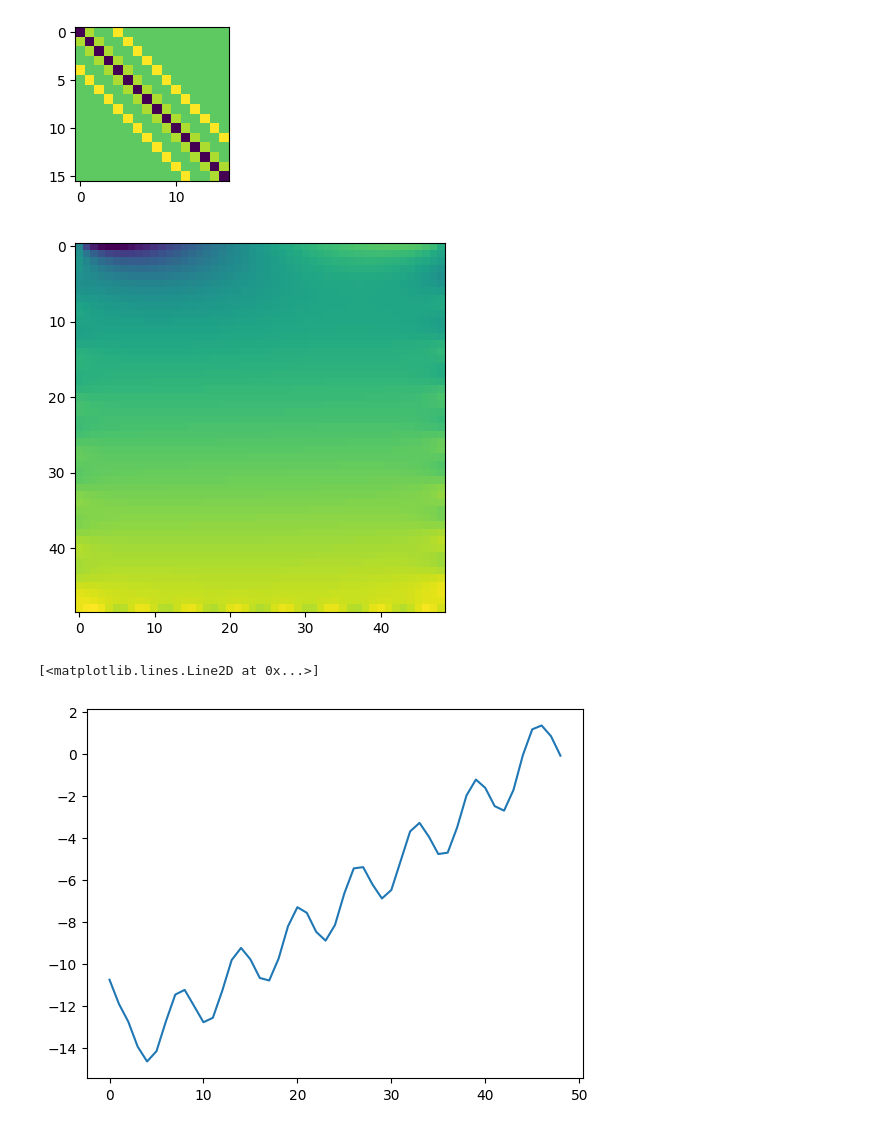
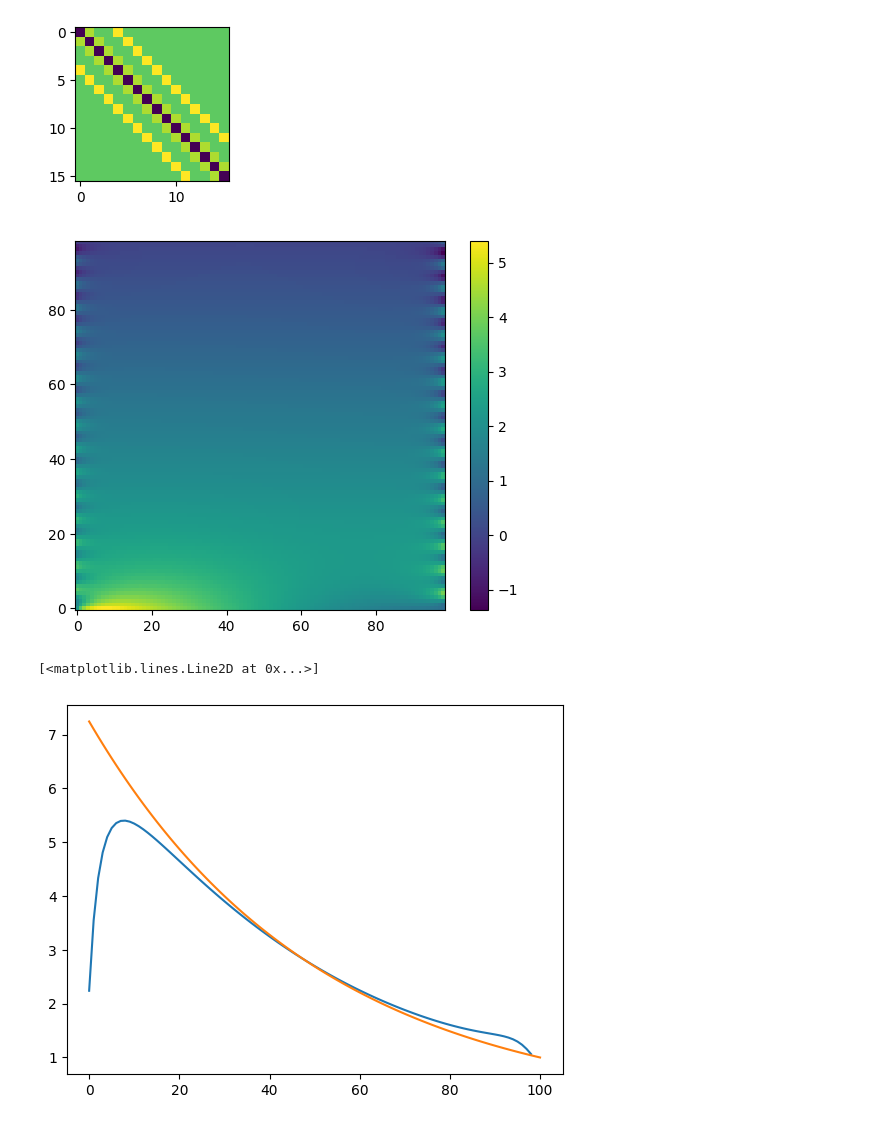
Before and after one commit to aledha/TMA4212-NumDiffDiff, a Jupyter notebook: Project 1/Proj1_code.ipynb, the cells around one changed output. Drawn from its saved outputs; the diff is of its cells as text; code cells hidden in the pictures.

```diff
--- a/Project 1/Proj1_code.ipynb
+++ b/Project 1/Proj1_code.ipynb
@@ -26,7 +26,7 @@ def dirichlet2(boundaries, alpha = 1, beta = 1):
     l, t, r, b = boundaries
     M = l.shape[0] - 1         # l is M+1
     G = np.zeros((M-1, M-1))
-    G[0, :] += beta * np.insert(b[M: 2: -1], -1, 0)
+    G[0, :] += beta * np.append(b[M: 2: -1], 0)
     G[-1, :] += beta * np.insert(t[2: M], 0, 0)
     G[:, 0] += alpha * l[1:M] + beta * l[0:M-1]
     G[:, -1] += alpha * r[M:1:-1] + beta * r[M-1:0:-1]
@@ -43,6 +43,6 @@ l = np.arange(M+1)
 t = np.arange(M+1)
 r = np.arange(M+1)
 b = np.arange(M+1)
-g2 = dirichlet2([l, t, r, b], 1, 2)
+g2 = dirichlet2([l, t, r, b], 1, 1)
 print(g2.reshape((M-1,M-1)))
 # %% [output]
@@ -122,34 +113,37 @@ plt.show()
 # %%
 def solver(f, boundaries, a, M):
     h = 1/M
     k = 2*h
 
-    alpha = -a / h**2
-    beta = -1 / (h**2 + k**2)
+    alpha = a / h**2
+    beta = 1 / (h**2 + k**2)
     consts = [beta, alpha, -2*(alpha + beta), alpha, beta]
     offsets = [-(M-1), -1, 0, 1, M-1]
     A = ndiag(consts, offsets, (M-1)**2)
 
     g = dirichlet2(boundaries, alpha, beta)
-    U_vec = np.linalg.solve(A, g + f)
+    U_vec = np.linalg.solve(A, -g + f)
     U = U_vec.reshape((M-1, M-1))
     return U
 
-M = 50
+M = 100
 f = np.zeros((M-1)**2)
+
 l = 0*np.arange(M+1)
-t = 10*np.cos(np.arange(M+1))
+t = 0*np.log(50*np.arange(M+1) + 1)
 r = np.sin(np.arange(M+1))
-b = np.exp(3*np.arange(M+1)/M+1)
+b = np.exp(2*np.arange(M+1)/(M+1))
 boundaries = [l,t,r,b]
 
 a = 1
 U = solver(f, boundaries, a, M)
 
-plt.imshow(U)
+plt.imshow(U, origin = 'lower')
+plt.colorbar()
 plt.show()
-plt.plot(U[:,-1])
+plt.plot(U[0,:])
+plt.plot(np.flip(b))
 # %% [output]
-[figure, old version]
+[figure, new version]
 [<matplotlib.lines.Line2D at 0x...>]
-[figure, old version]
+[figure, new version]
```
Also changed, not shown: parts of 1 cell of this notebook.
